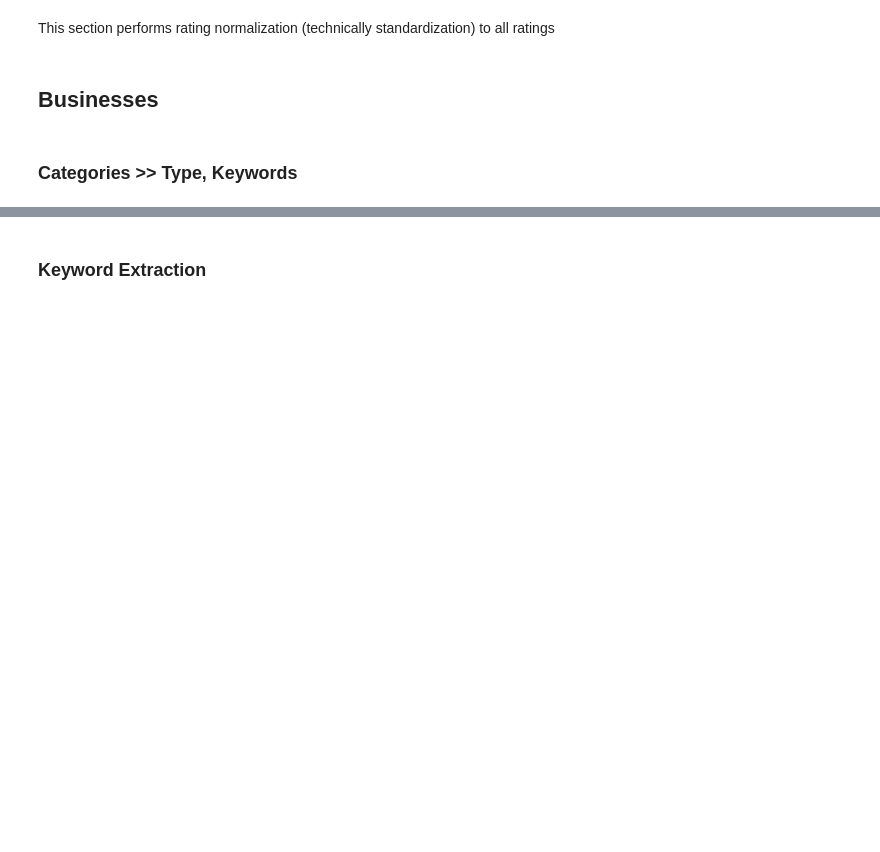
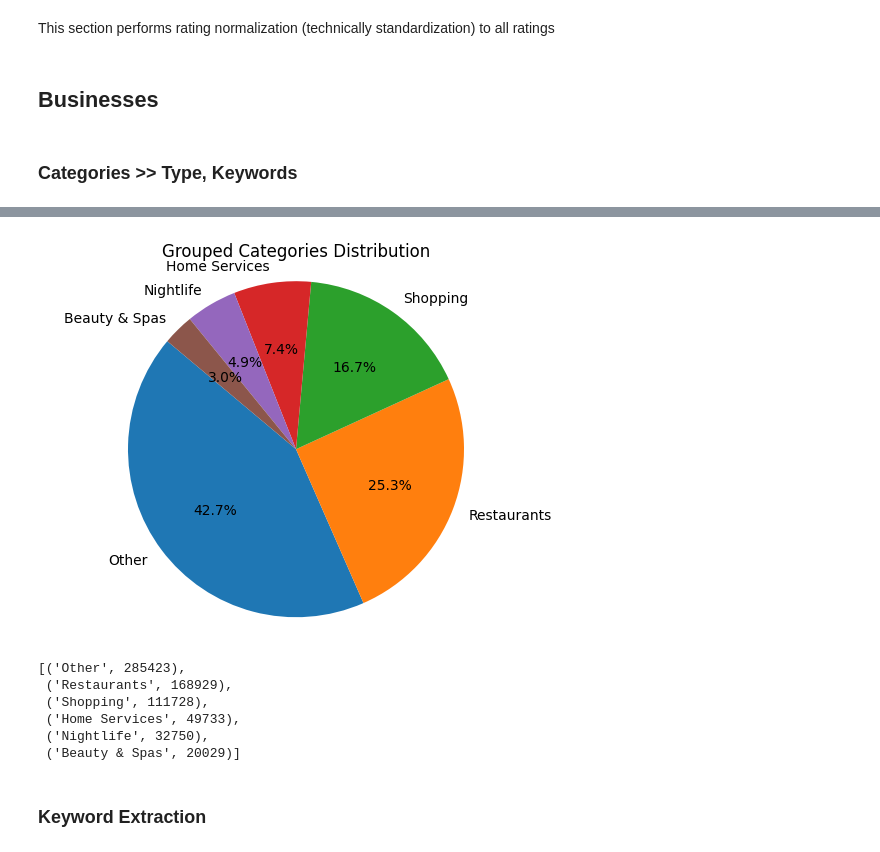
Before and after one commit to CWRU-SUSD-Group-Project/sus-data-science, a Jupyter notebook: 01_preprocessing.ipynb, the cells around one changed output, grey strips where cells are left out. Cells and saved outputs as stored; diff of their text form; code cells hidden in the pictures; blank space fills up the shorter version.

```diff
--- a/01_preprocessing.ipynb
+++ b/01_preprocessing.ipynb
@@ -256,3 +322,28 @@ for business in businesses:
+# %%
+import matplotlib.pyplot as plt
+
+# Define data for the pie chart
+labels = top_grouped_categories
+sizes = [count[1] for count in grouped_category_counts[:6]]
+
+# Create a pie chart
+plt.pie(sizes, labels=labels, autopct='%1.1f%%', startangle=140)
+plt.axis('equal')  # Equal aspect ratio ensures that the pie is drawn as a circle.
+plt.title('Grouped Categories Distribution')
+
+# Show the pie chart
+plt.show()
+
+# print out the grouped categories and their counts
+grouped_category_counts
+# %% [output]
+[figure, added]
+[('Other', 285423),
+ ('Restaurants', 168929),
+ ('Shopping', 111728),
+ ('Home Services', 49733),
+ ('Nightlife', 32750),
+ ('Beauty & Spas', 20029)]
 # %%
 silent_remove(f"data/01_cleaned/{'sample/' if SAMPLE else ''}businesses.json")
 with open(f"data/01_cleaned/{'sample' if SAMPLE else ''}/businesses.json", "a") as f:
```
Also changed, not shown: parts of 5 cells of this notebook, 1 other file.
